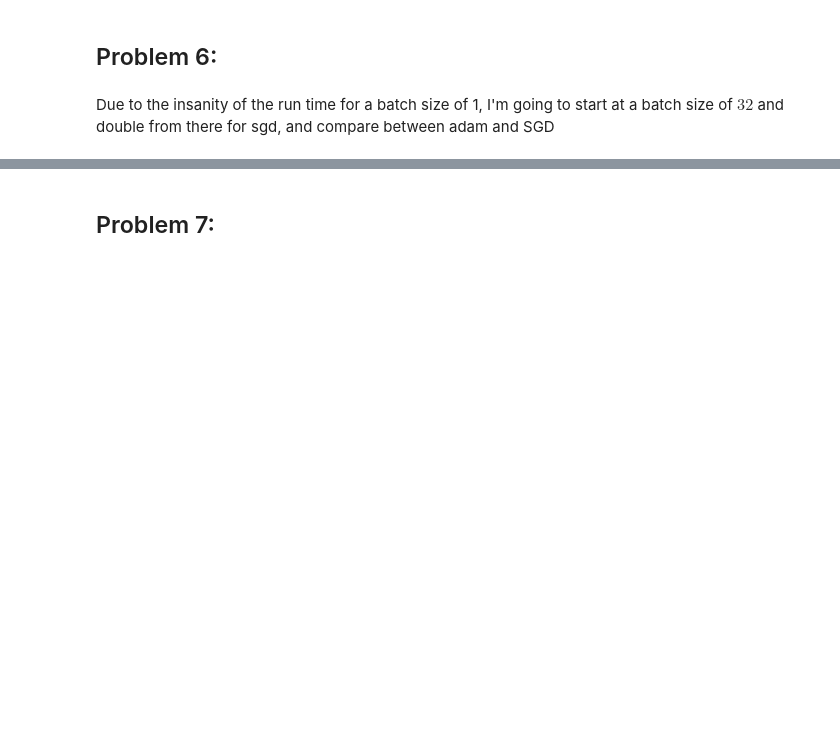
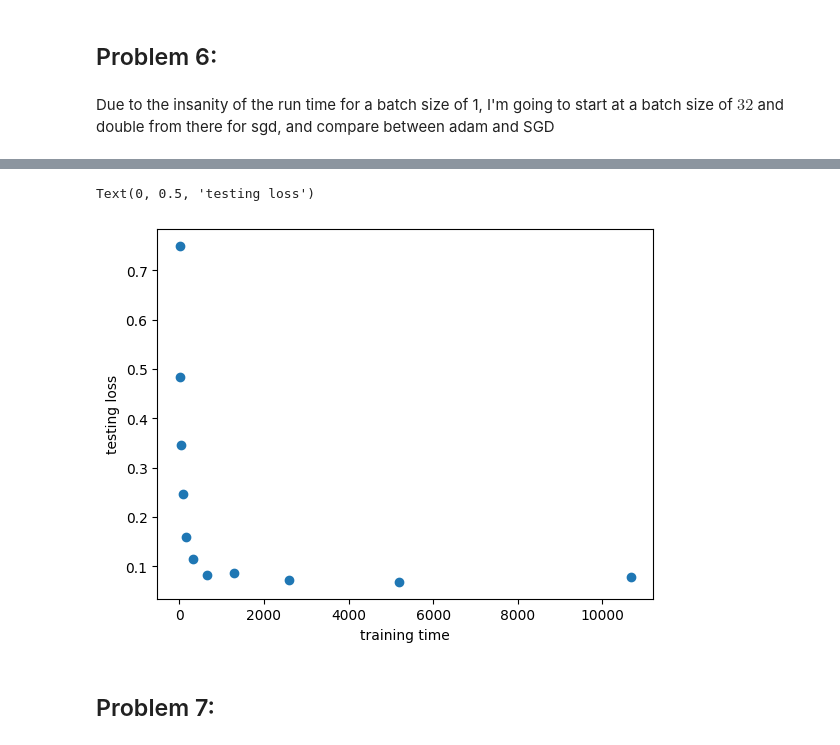
Before and after one commit to donky1135/mathLatexHW, a Jupyter notebook: deepLearning/hw2/hw2.ipynb, the cells around one changed output, grey strips where cells are left out. Drawn from its saved outputs; the diff is of its cells as text; code cells hidden in the pictures; blank space fills up the shorter version.

```diff
--- a/deepLearning/hw2/hw2.ipynb
+++ b/deepLearning/hw2/hw2.ipynb
@@ -557,8 +582,11 @@ plt.ylabel("training loss")
 # %%
 plt.plot([telemVectSGD[j][0] for j in range(11)],[telemVectSGD[j][2] for j in range(11)],'o')
 plt.xlabel("training time")
 
-plt.ylabel("training loss")
+plt.ylabel("testing loss")
+# %% [output]
+Text(0, 0.5, 'testing loss')
+[figure, added]
 # %% [markdown]
 ## Problem 7:
 # %%
```
Also changed, not shown: parts of 13 cells of this notebook, 1 other file.
